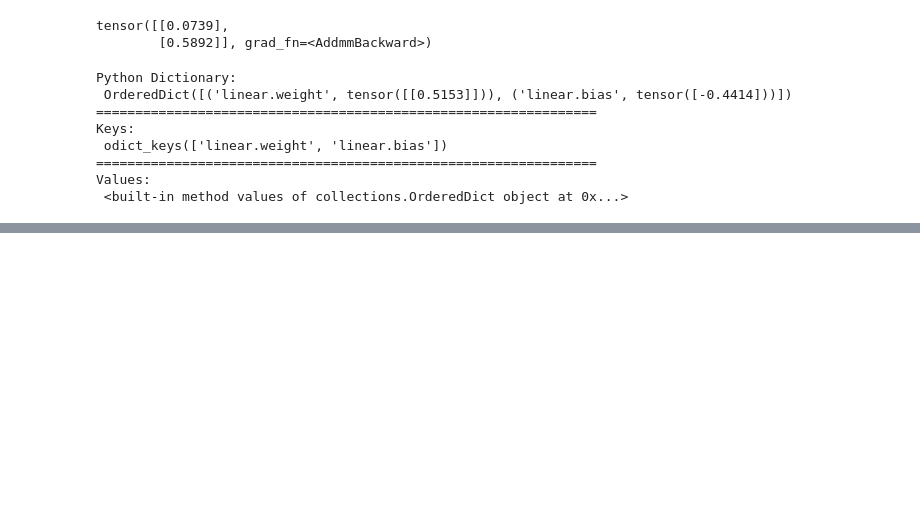
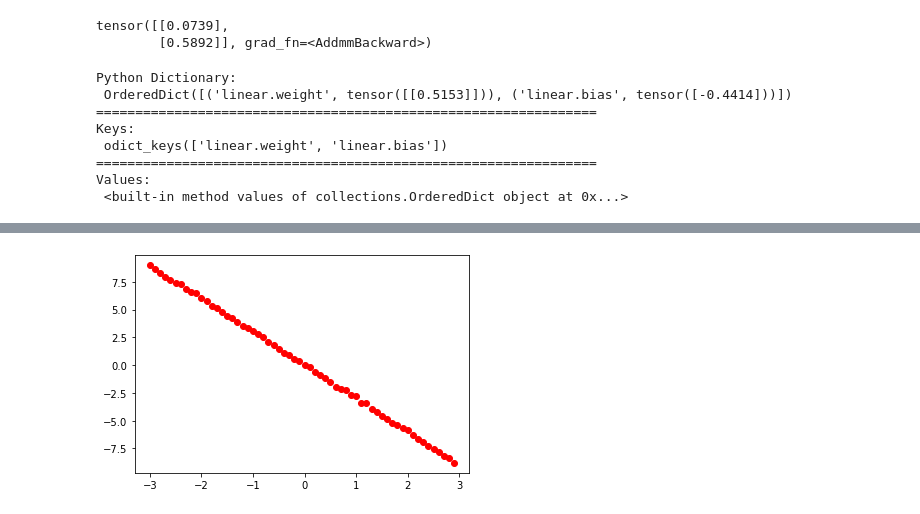
Before and after one commit to chengyu1301/Pytorch-Walkthrough, a Jupyter notebook: 001_Linear_Regression/01.Concept_of_Linear_Regression.ipynb, the cells around one changed output, grey strips where cells are left out. Cells and saved outputs as stored; diff of their text form; code cells hidden in the pictures; blank space fills up the shorter version.

```diff
--- a/001_Linear_Regression/01.Concept_of_Linear_Regression.ipynb
+++ b/001_Linear_Regression/01.Concept_of_Linear_Regression.ipynb
@@ -129,0 +188,7 @@ Values:
+# %%
+y = f + 0.1 * torch.randn(x.size())
+
+plt.plot(x.numpy(), y.numpy(), 'ro')
+plt.show()
+# %% [output]
+[figure, added]
```
Also changed, not shown: parts of 13 cells of this notebook, 23 other files.
